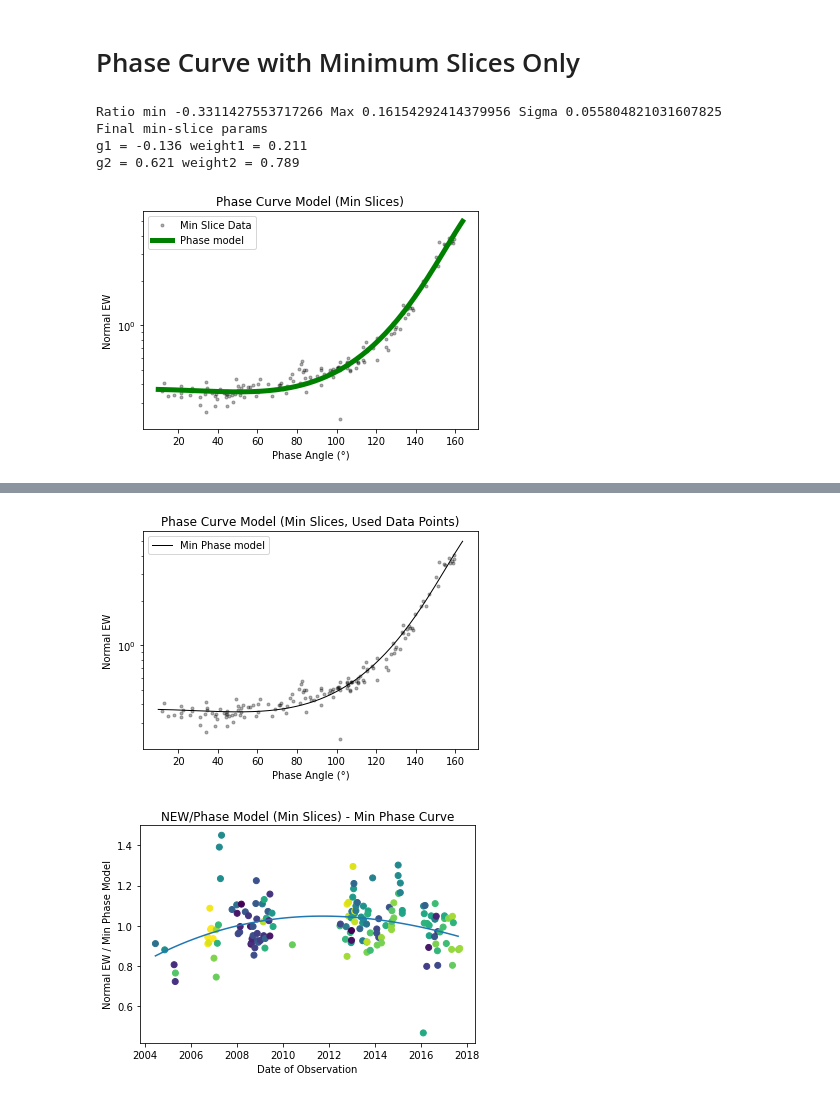
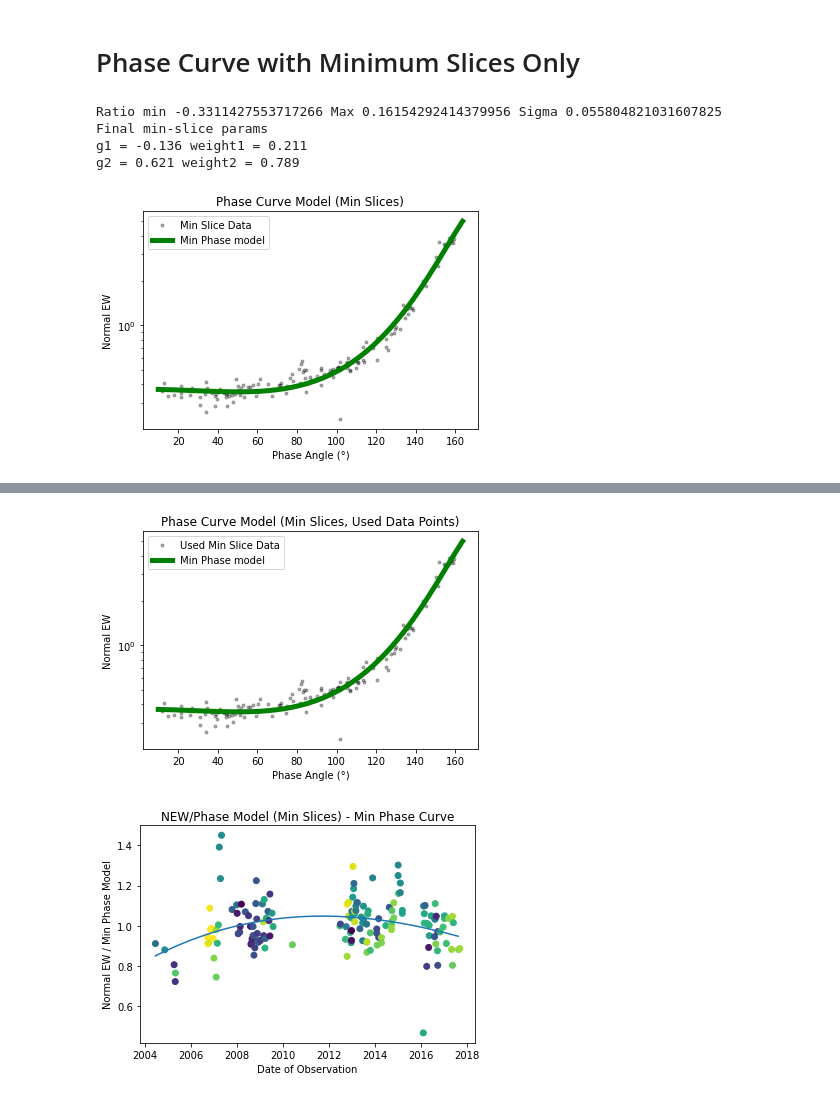
Before and after one commit to rfrenchseti/f-ring, a Jupyter notebook: notebooks/analyze_phase_curve_hg.ipynb, the cells around one changed output, grey strips where cells are left out. Saved outputs shown, nothing was run; the diff lists cells and outputs as text; code cells hidden in the pictures.

```diff
--- a/notebooks/analyze_phase_curve_hg.ipynb
+++ b/notebooks/analyze_phase_curve_hg.ipynb
@@ -216,7 +198,7 @@ plt.plot(mindata['Mean Phase'], mindata['Normal EW'], '.', color='black', alpha=
 # Plot the phase model sampled at 1-degree intervals
 xrange = np.arange(obsdata['Mean Phase'].min(), obsdata['Mean Phase'].max()+1)
 min_slice_phase_model = hg_func(min_slice_params, np.radians(xrange))
-plt.plot(xrange, min_slice_phase_model, '-', color='green', lw=5, label='Phase model')
+plt.plot(xrange, min_slice_phase_model, '-', color='green', lw=5, label='Min Phase model')
 plt.yscale('log')
 plt.legend()
 plt.xlabel('Phase Angle (°)')
@@ -227,11 +209,12 @@ Ratio min -0.3311427553717266 Max 0.16154292414379956 Sigma 0.055804821031607825
 Final min-slice params
 g1 = -0.136 weight1 = 0.211
 g2 = 0.621 weight2 = 0.789
-[figure, old version]
+[figure, new version]
 # %%
-plt.plot(min_slice_used_data['Mean Phase'], min_slice_used_data['Normal EW'], '.', color='black', alpha=0.3)
+plt.plot(min_slice_used_data['Mean Phase'], min_slice_used_data['Normal EW'],
+         '.', color='black', alpha=0.3, label='Used Min Slice Data')
 # plt.plot(xrange, all_slice_phase_model, '-', color='green', lw=5, label='Full Phase model')
-plt.plot(xrange, min_slice_phase_model, '-', color='black', lw=1, label='Min Phase model')
+plt.plot(xrange, min_slice_phase_model, '-', color='green', lw=5, label='Min Phase model')
 plt.yscale('log')
 plt.legend()
 plt.xlabel('Phase Angle (°)')
@@ -252,4 +235,4 @@ Ratio median: 1.483833566835372
-[figure, old version]
+[figure, new version]
 # %%
 mindata['Phase Curve Ratio'] = mindata['Normal EW'] / mindata['Phase Model']
 timecoeff = np.polyfit(mindata['Date_secs'], mindata['Phase Curve Ratio'], 3)
```
Also changed, not shown: parts of 9 cells of this notebook, 10 other files.
